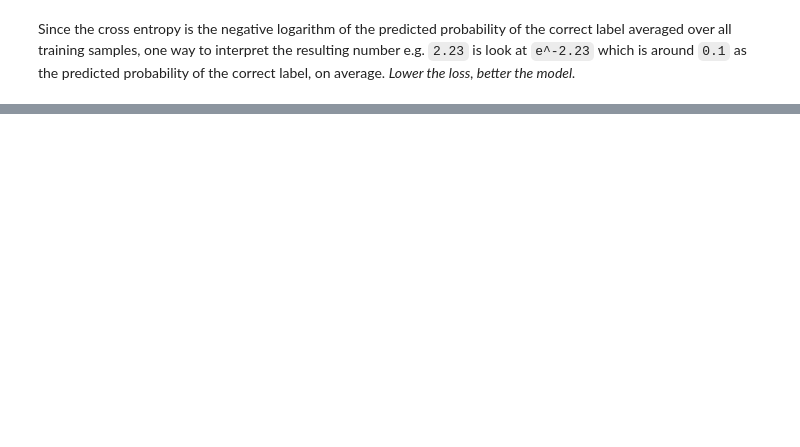
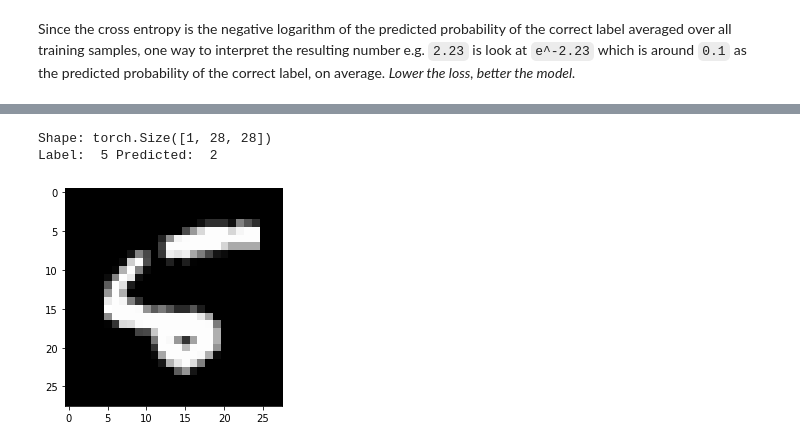
Before and after one commit to ugurcancakal/network_pytorch, a Jupyter notebook: logistic_regression_MNIST.ipynb, the cells around one changed output, grey strips where cells are left out. Cells and saved outputs as stored; diff of their text form; code cells hidden in the pictures; blank space fills up the shorter version.

```diff
--- a/logistic_regression_MNIST.ipynb
+++ b/logistic_regression_MNIST.ipynb
@@ -297,0 +399,7 @@ optimizer = torch.optim.SGD(model.parameters(), lr=learning_rate)
+# %%
+# Redefine the model and the optimizer
+
+model = MnistModel()
+optimizer = torch.optim.SGD(model.parameters(), lr=learning_rate)
+
+fit(5, model, F.cross_entropy, optimizer, train_loader, val_loader, accuracy)
@@ -297,0 +426,15 @@ optimizer = torch.optim.SGD(model.parameters(), lr=learning_rate)
+# %%
+def predict_image(img, model):
+  xb = img.unsqueeze(0) # creates a batch out of an image
+  yb = model(xb)
+  _,preds = torch.max(yb,dim=1)
+  return preds[0].item()
+# %%
+img, label = test_dataset[8]
+plt.imshow(img[0], cmap='gray')
+print('Shape:', img.shape)
+print('Label: ', label, 'Predicted: ', predict_image(img, model))
+# %% [output]
+Shape: torch.Size([1, 28, 28])
+Label:  5 Predicted:  2
+[figure, added]
```
Also changed, not shown: parts of 27 cells of this notebook.
